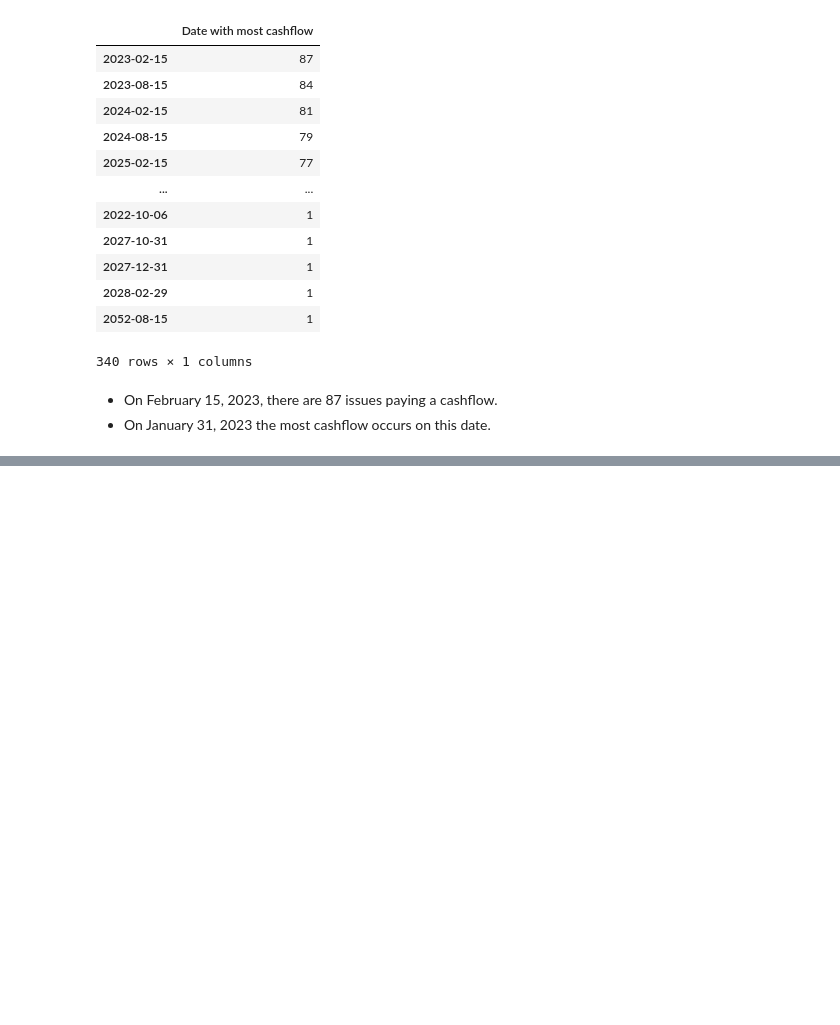
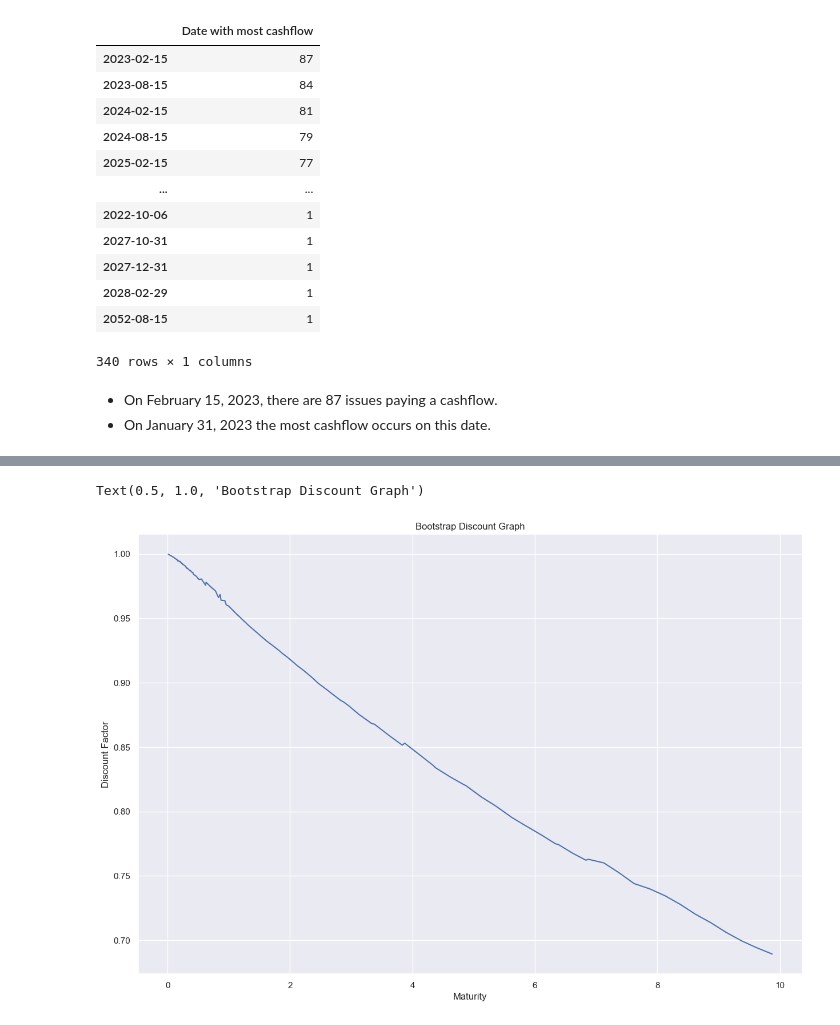
Before and after one commit to dcstein22/Fixed_Income, a Jupyter notebook: hw_1.ipynb, the cells around one changed output, grey strips where cells are left out. Saved outputs shown, nothing was run; the diff lists cells and outputs as text; code cells hidden in the pictures; blank space fills up the shorter version.

```diff
--- a/hw_1.ipynb
+++ b/hw_1.ipynb
@@ -255,0 +274,13 @@ display(Cf)
+# %%
+MODEL = bootstrap
+
+RESTRICT_YLD = True
+RESTRICT_TIPS = True
+
+RESTRICT_DTS_MATURING = True
+RESTRICT_REDUNDANT = True
+data = filter_treasuries(df, t_date=t_current, filter_yld = RESTRICT_YLD, filter_tips = RESTRICT_TIPS, drop_duplicate_maturities=RESTRICT_REDUNDANT)
+Cf = filter_treasury_cashflows(calc_cashflows(data),filter_maturity_dates=RESTRICT_DTS_MATURING)
+
+price_mat = Cf.join(treasury_metrics['price'], how = 'inner' )
+price_mat
@@ -255,0 +302,14 @@ display(Cf)
+# %%
+price = price_mat['price'][price_mat.index]
+price_mat = price_mat.drop(columns='price')
+params_boot = estimate_rate_curve(MODEL, price_mat, t_current = t_current, prices = price)
+boot_df = pd.DataFrame({'maturity':params_boot[0],'Boot Disc': params_boot[1]}).set_index('maturity')
+boot_df = boot_df[boot_df['Boot Disc']>.5]
+# %%
+plt.plot(boot_df)
+plt.ylabel('Discount Factor')
+plt.xlabel('Maturity')
+plt.title('Bootstrap Discount Graph')
+# %% [output]
+Text(0.5, 1.0, 'Bootstrap Discount Graph')
+[figure, added]
```
Also changed, not shown: parts of 13 cells of this notebook, 1 other file.
